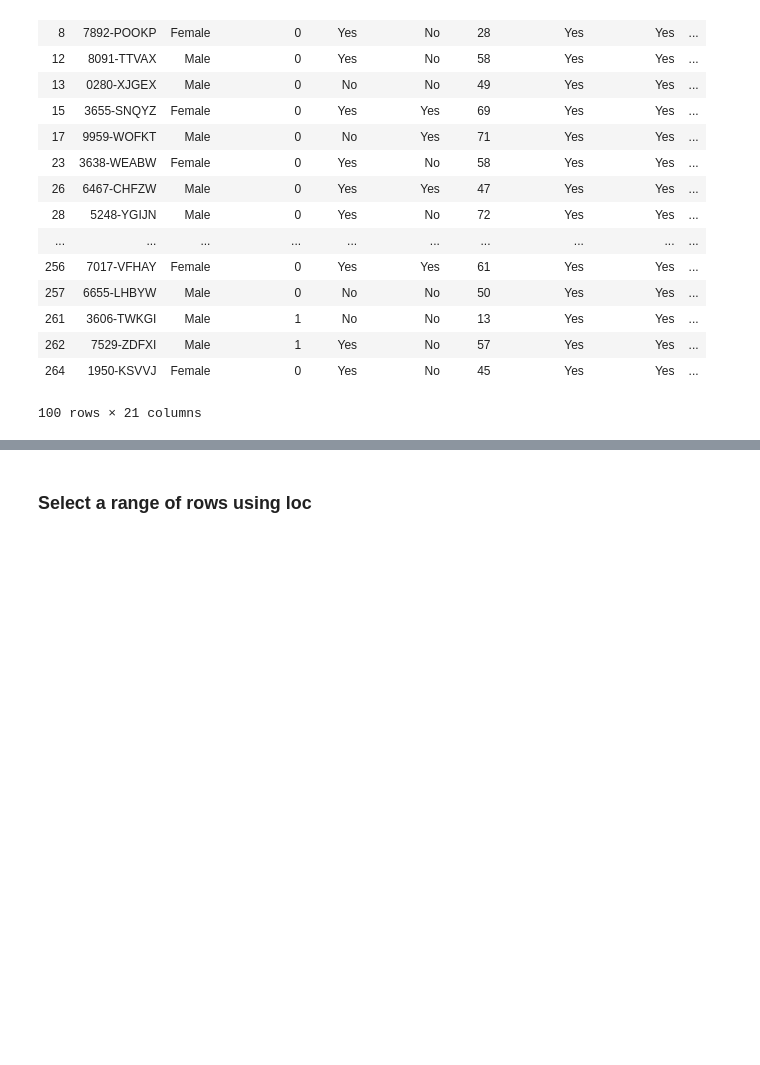
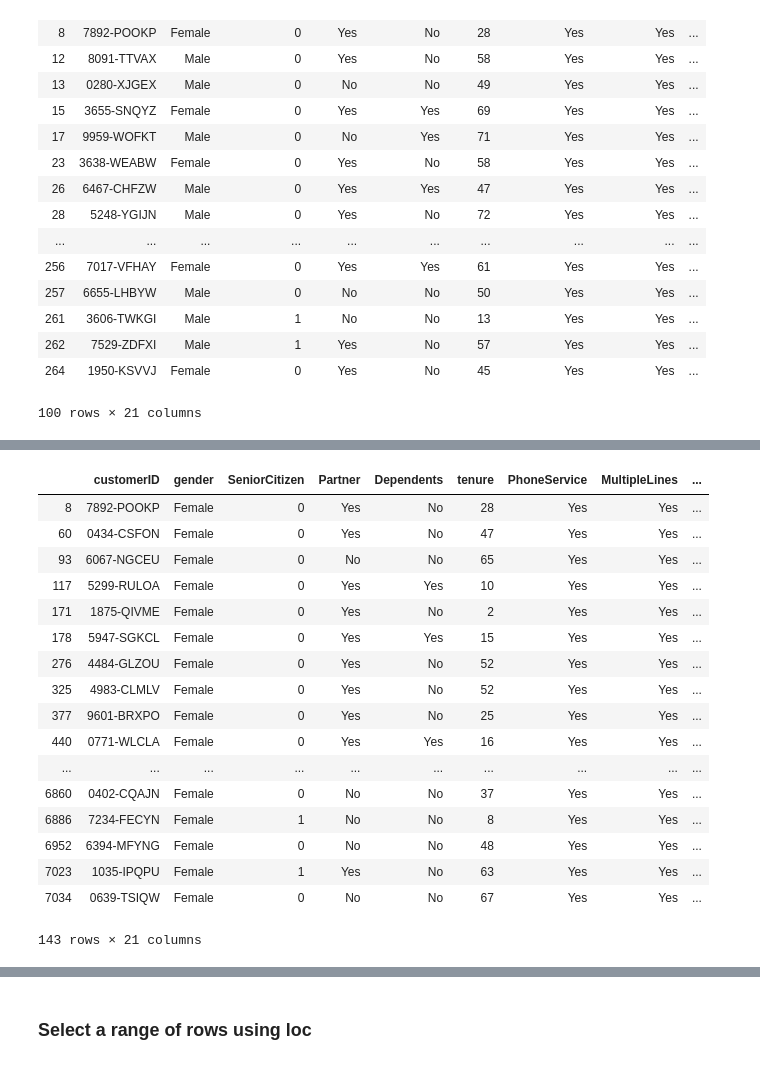
Before and after one commit to sdman135/Pandas_practice, a Jupyter notebook: Self Practice.ipynb, the cells around one changed output, grey strips where cells are left out. Drawn from its saved outputs; the diff is of its cells as text; code cells hidden in the pictures; blank space fills up the shorter version.

```diff
--- a/Self Practice.ipynb
+++ b/Self Practice.ipynb
@@ -628,0 +671,21 @@ df.loc[(df.PhoneService=='Yes')&(df.MultipleLines=='Yes')].head(100)
+# %%
+df.loc[(df.MonthlyCharges>=100.00)&(df.gender=='Female')&(df.PhoneService=='Yes')&(df.MultipleLines=='Yes')&(df.Contract=='Month-to-month')]
+# %% [output]
+|  | customerID | gender | SeniorCitizen | Partner | Dependents | tenure | PhoneService | MultipleLines | ... |
+| 8 | 7892-POOKP | Female | 0 | Yes | No | 28 | Yes | Yes | ... |
+| 60 | 0434-CSFON | Female | 0 | Yes | No | 47 | Yes | Yes | ... |
+| 93 | 6067-NGCEU | Female | 0 | No | No | 65 | Yes | Yes | ... |
+| 117 | 5299-RULOA | Female | 0 | Yes | Yes | 10 | Yes | Yes | ... |
+| 171 | 1875-QIVME | Female | 0 | Yes | No | 2 | Yes | Yes | ... |
+| 178 | 5947-SGKCL | Female | 0 | Yes | Yes | 15 | Yes | Yes | ... |
+| 276 | 4484-GLZOU | Female | 0 | Yes | No | 52 | Yes | Yes | ... |
+| 325 | 4983-CLMLV | Female | 0 | Yes | No | 52 | Yes | Yes | ... |
+| 377 | 9601-BRXPO | Female | 0 | Yes | No | 25 | Yes | Yes | ... |
+| 440 | 0771-WLCLA | Female | 0 | Yes | Yes | 16 | Yes | Yes | ... |
+| ... | ... | ... | ... | ... | ... | ... | ... | ... | ... |
+| 6860 | 0402-CQAJN | Female | 0 | No | No | 37 | Yes | Yes | ... |
+| 6886 | 7234-FECYN | Female | 1 | No | No | 8 | Yes | Yes | ... |
+| 6952 | 6394-MFYNG | Female | 0 | No | No | 48 | Yes | Yes | ... |
+| 7023 | 1035-IPQPU | Female | 1 | Yes | No | 63 | Yes | Yes | ... |
+| 7034 | 0639-TSIQW | Female | 0 | No | No | 67 | Yes | Yes | ... |
+143 rows × 21 columns
```
Also changed, not shown: parts of 8 cells of this notebook.
